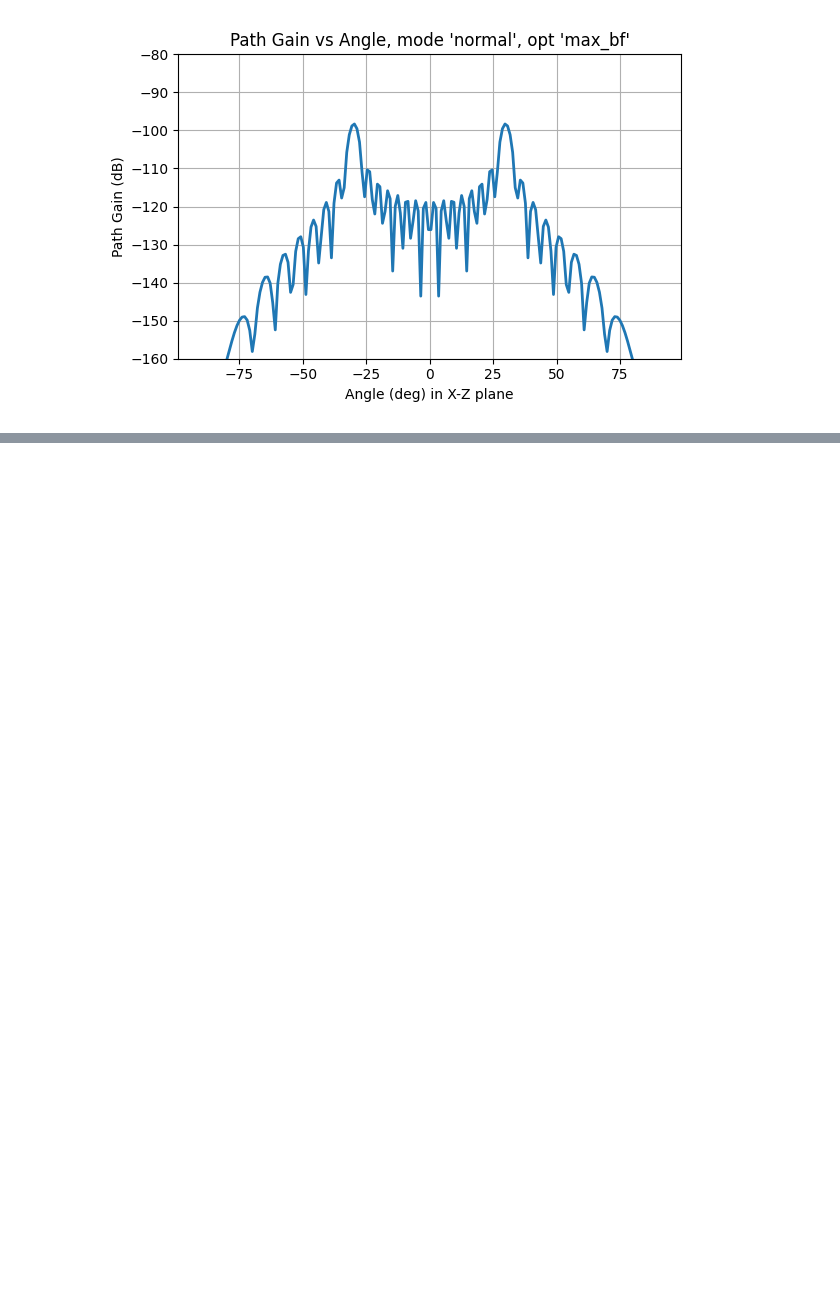
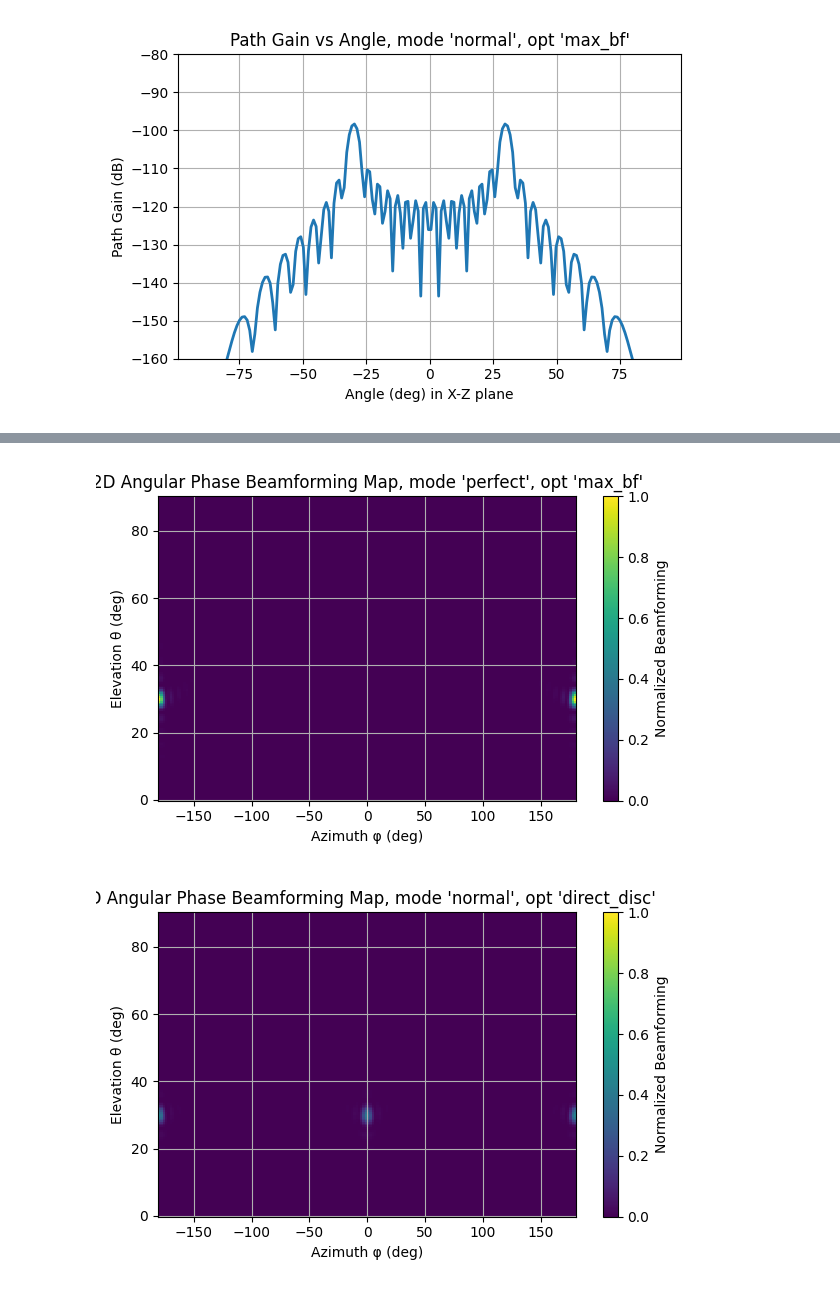
Before and after one commit to debombivandebombo/surpRISe, a Jupyter notebook: test_channel.ipynb, the cells around one changed output, grey strips where cells are left out. Drawn from its saved outputs; the diff is of its cells as text; code cells hidden in the pictures; blank space fills up the shorter version.

```diff
--- a/test_channel.ipynb
+++ b/test_channel.ipynb
@@ -151,0 +160,9 @@ channel_maxbf.plot_path_gain_angle(r=11,Nr=180,axis='x',vmin=vmin,vmax=vmax)
+# %%
+channel_perf.plot_phase_bf_angle_2d_map(r=11,Nr=180)
+
+channel.plot_phase_bf_angle_2d_map(r=11,Nr=180)
+
+channel_maxbf.plot_phase_bf_angle_2d_map(r=11,Nr=180)
+# %% [output]
+[figure, added]
+[figure, added]
```
Also changed, not shown: parts of 10 cells of this notebook, 3 other files.
